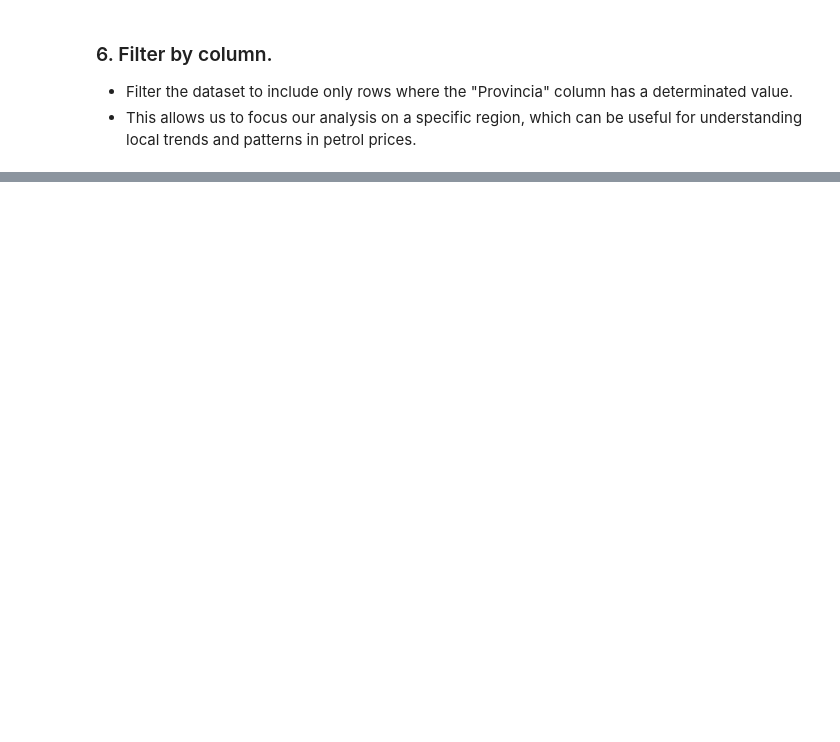
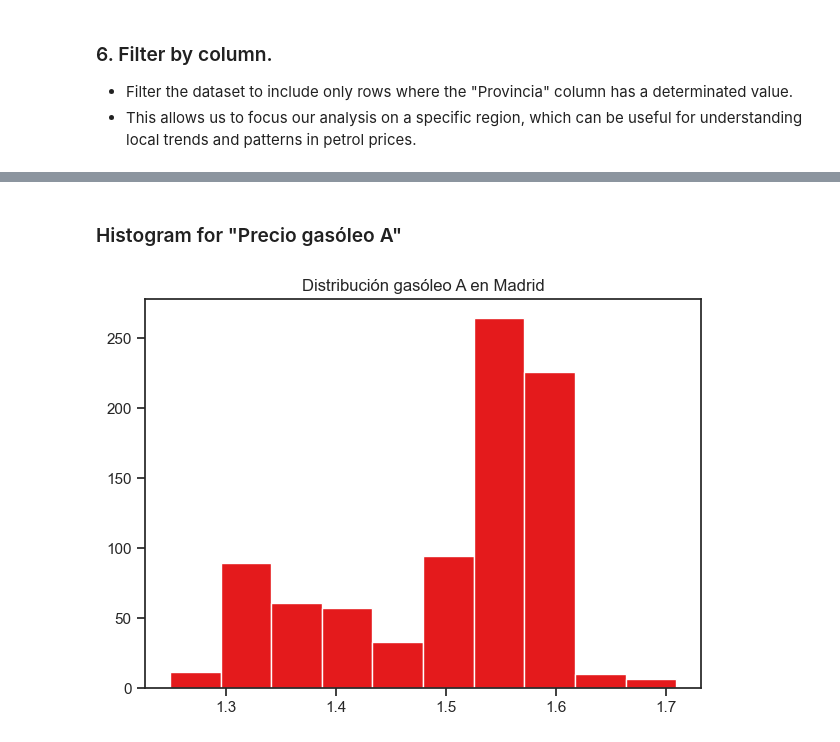
Before and after one commit to rubiwan/PyDataProject, a Jupyter notebook: petrolStationsApp.ipynb, the cells around one changed output, grey strips where cells are left out. Drawn from its saved outputs; the diff is of its cells as text; code cells hidden in the pictures; blank space fills up the shorter version.

```diff
--- a/petrolStationsApp.ipynb
+++ b/petrolStationsApp.ipynb
@@ -110,0 +190,12 @@ df_madrid.shape
+# %% [markdown]
+### Histogram for "Precio gasóleo A"
+# %%
+import matplotlib
+matplotlib.use('module://matplotlib_inline.backend_inline')
+import matplotlib.pyplot as plt
+
+plt.hist(df_precios['Precio gasóleo A'])
+plt.title("Distribución gasóleo A en Madrid")
+plt.show()
+# %% [output]
+[figure, added]
```
Also changed, not shown: parts of 37 cells of this notebook.
